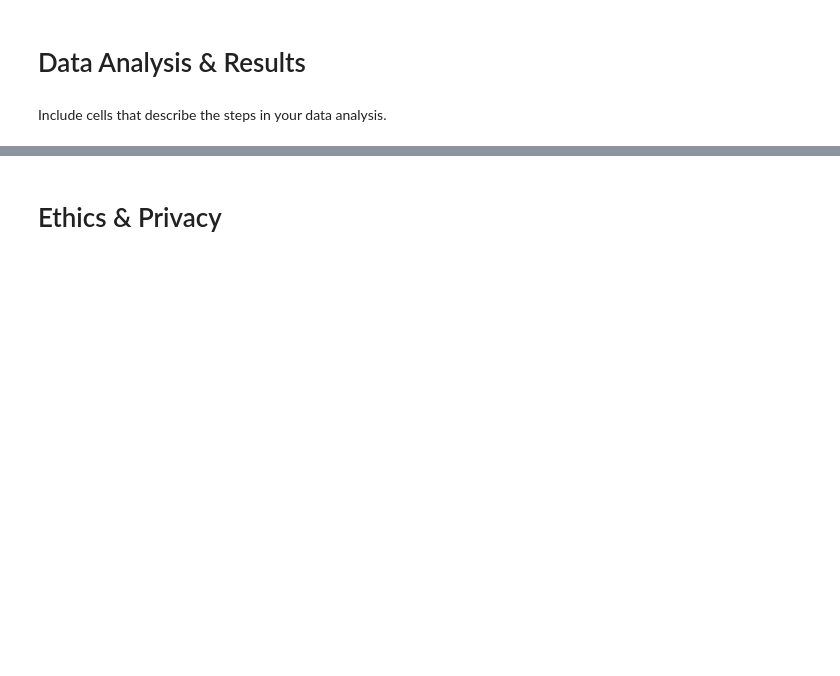
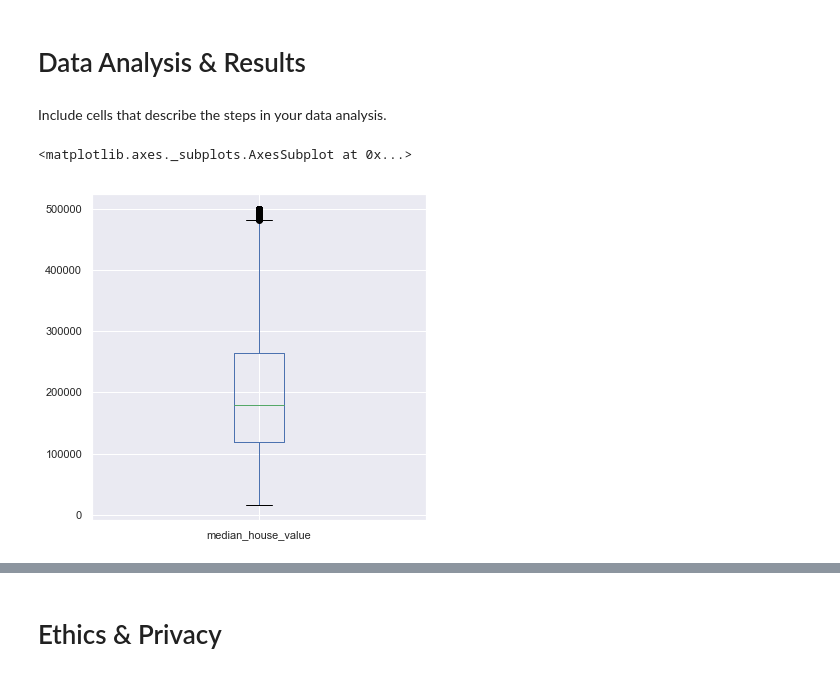
Before and after one commit to COGS108/Projects, a Jupyter notebook: FinalProject.ipynb, the cells around one changed output, grey strips where cells are left out. Cells and saved outputs as stored; diff of their text form; code cells hidden in the pictures; blank space fills up the shorter version.

```diff
--- a/FinalProject.ipynb
+++ b/FinalProject.ipynb
@@ -125,3 +168,9 @@ Include cells that describe the steps in your data analysis.
+# %%
+
+df_housing.boxplot(['median_house_value'],figsize=(6,6))
+# %% [output]
+<matplotlib.axes._subplots.AxesSubplot at 0x...>
+[figure, added]
 # %%
 ## YOUR CODE HERE
 ## FEEL FREE TO ADD MULTIPLE CELLS PER SECTION
```
Also changed, not shown: parts of 36 cells of this notebook.
